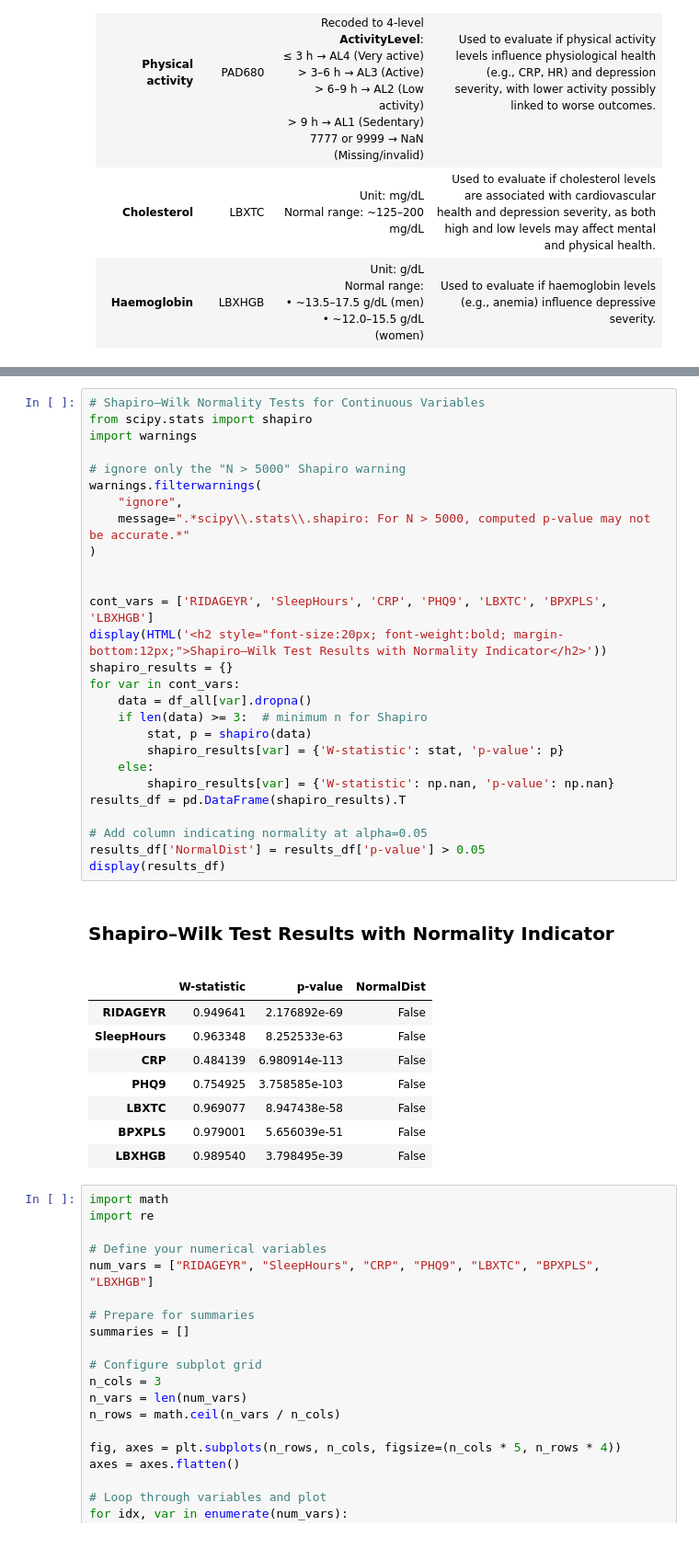
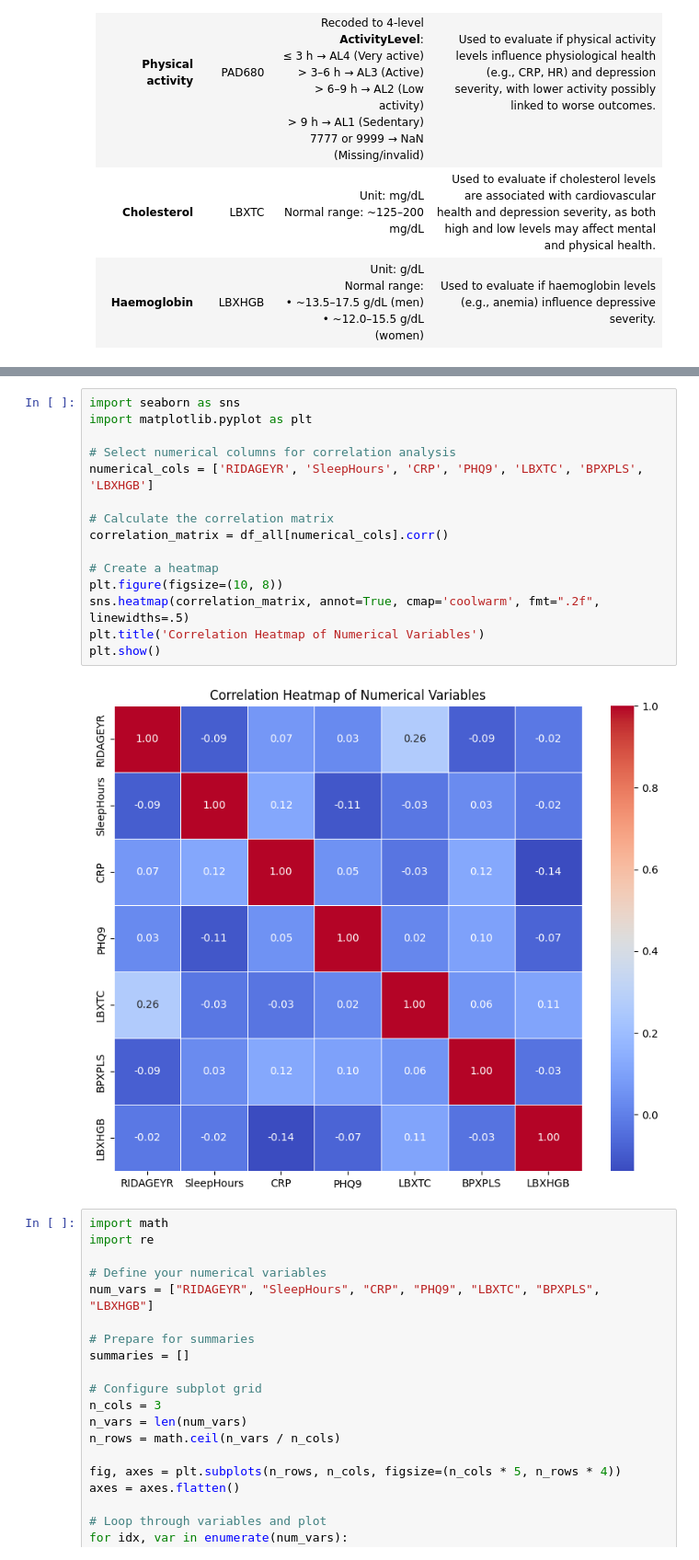
Before and after one commit to yyasminhz/rahh, a Jupyter notebook: finalised_for_presentation.ipynb, the cells around one changed output, grey strips where cells are left out. Shown at 92% size. Saved outputs shown, nothing was run; the diff lists cells and outputs as text.

```diff
--- a/finalised_for_presentation.ipynb
+++ b/finalised_for_presentation.ipynb
@@ -458,40 +472,20 @@ Activity Level
-# %%
-# Shapiro–Wilk Normality Tests for Continuous Variables
-from scipy.stats import shapiro
-import warnings
-
-# ignore only the "N > 5000" Shapiro warning
-warnings.filterwarnings(
-    "ignore",
-    message=".*scipy\\.stats\\.shapiro: For N > 5000, computed p-value may not be accurate.*"
-)
-
-
-cont_vars = ['RIDAGEYR', 'SleepHours', 'CRP', 'PHQ9', 'LBXTC', 'BPXPLS', 'LBXHGB']
-display(HTML('<h2 style="font-size:20px; font-weight:bold; margin-bottom:12px;">Shapiro–Wilk Test Results with Normality Indicator</h2>'))
-shapiro_results = {}
-for var in cont_vars:
-    data = df_all[var].dropna()
-    if len(data) >= 3:  # minimum n for Shapiro
-        stat, p = shapiro(data)
-        shapiro_results[var] = {'W-statistic': stat, 'p-value': p}
-    else:
-        shapiro_results[var] = {'W-statistic': np.nan, 'p-value': np.nan}
-results_df = pd.DataFrame(shapiro_results).T
-
-# Add column indicating normality at alpha=0.05
-results_df['NormalDist'] = results_df['p-value'] > 0.05
-display(results_df)
-# %% [output]
-Shapiro–Wilk Test Results with Normality Indicator
-|  | W-statistic | p-value | NormalDist |
-| RIDAGEYR | 0.949641 | 2.176892e-69 | False |
-| SleepHours | 0.963348 | 8.252533e-63 | False |
-| CRP | 0.484139 | 6.980914e-113 | False |
-| PHQ9 | 0.754925 | 3.758585e-103 | False |
-| LBXTC | 0.969077 | 8.947438e-58 | False |
-| BPXPLS | 0.979001 | 5.656039e-51 | False |
-| LBXHGB | 0.989540 | 3.798495e-39 | False |
+# %%
+import seaborn as sns
+import matplotlib.pyplot as plt
+
+# Select numerical columns for correlation analysis
+numerical_cols = ['RIDAGEYR', 'SleepHours', 'CRP', 'PHQ9', 'LBXTC', 'BPXPLS', 'LBXHGB']
+
+# Calculate the correlation matrix
+correlation_matrix = df_all[numerical_cols].corr()
+
+# Create a heatmap
+plt.figure(figsize=(10, 8))
+sns.heatmap(correlation_matrix, annot=True, cmap='coolwarm', fmt=".2f", linewidths=.5)
+plt.title('Correlation Heatmap of Numerical Variables')
+plt.show()
+# %% [output]
+[figure, added]
 # %%
 import math
 import re
```
Also changed, not shown: parts of 11 cells of this notebook.
